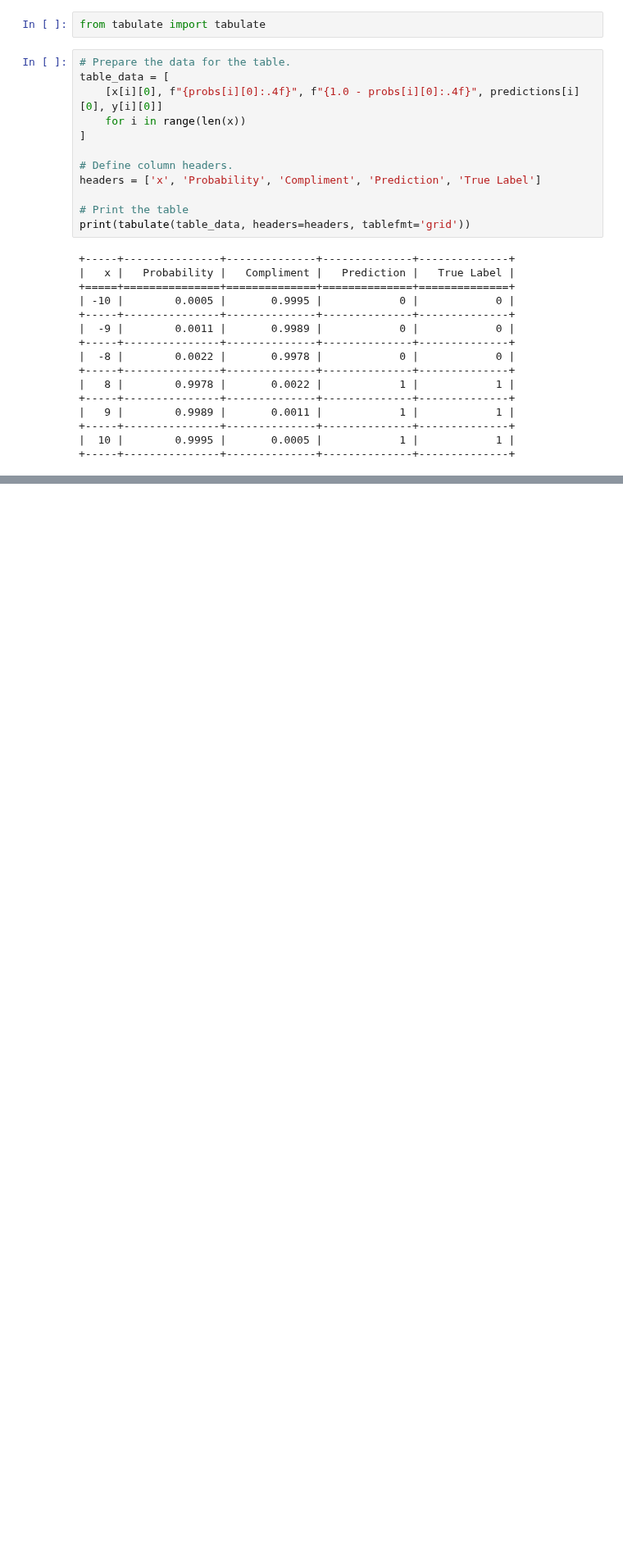
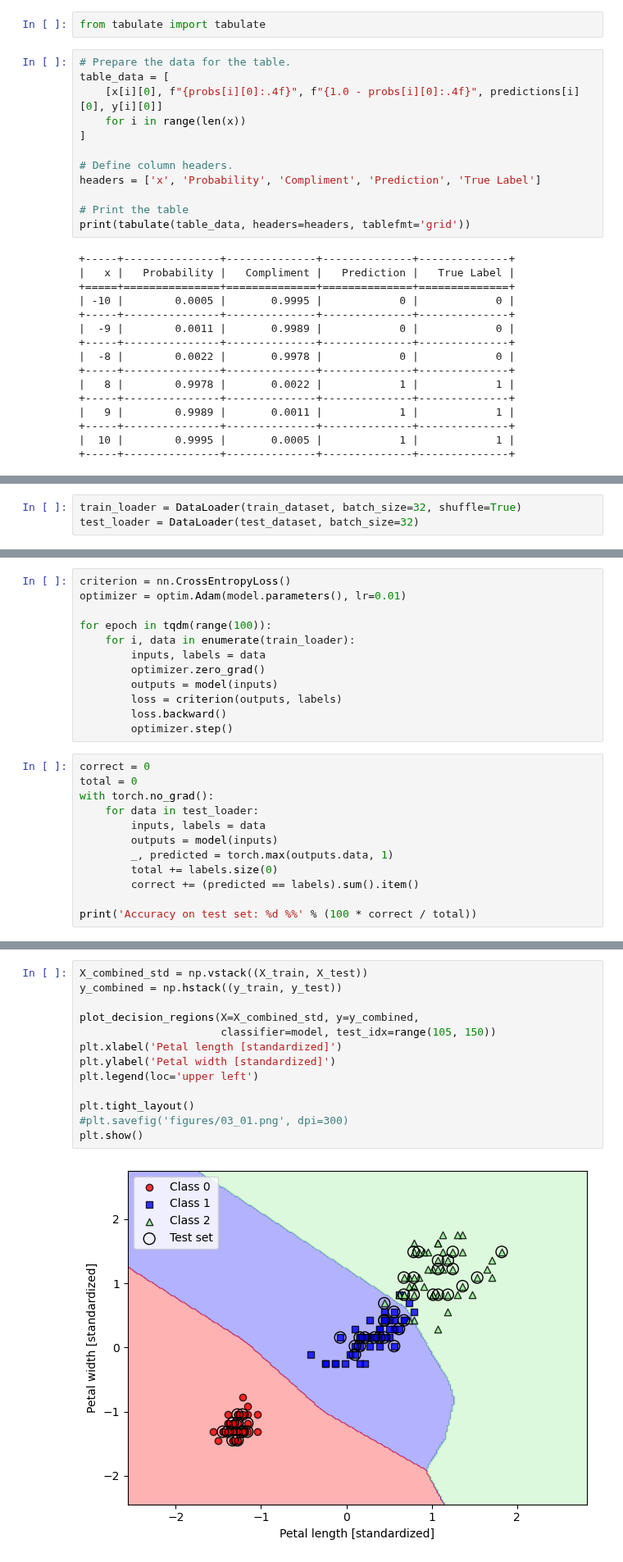
Before and after one commit to seafoodfry/ml-workspace, a Jupyter notebook: gpu-sandbox/llm-book/pytorch-101.ipynb, the cells around one changed output, grey strips where cells are left out. Shown at 82% size. Cells and saved outputs as stored; diff of their text form; blank space fills up the shorter version.

Commit message:
Tried a pytorch version of a model for the iris dataset
Signed-off-by: seafoodfry <99568361+seafoodfry@users.noreply.github.com>

```diff
--- a/gpu-sandbox/llm-book/pytorch-101.ipynb
+++ b/gpu-sandbox/llm-book/pytorch-101.ipynb
@@ -422,0 +467,3 @@ print(tabulate(table_data, headers=headers, tablefmt='grid'))
+# %%
+train_loader = DataLoader(train_dataset, batch_size=32, shuffle=True)
+test_loader = DataLoader(test_dataset, batch_size=32)
@@ -422,0 +483,24 @@ print(tabulate(table_data, headers=headers, tablefmt='grid'))
+# %%
+criterion = nn.CrossEntropyLoss()
+optimizer = optim.Adam(model.parameters(), lr=0.01)
+
+for epoch in tqdm(range(100)):
+    for i, data in enumerate(train_loader):
+        inputs, labels = data
+        optimizer.zero_grad()
+        outputs = model(inputs)
+        loss = criterion(outputs, labels)
+        loss.backward()
+        optimizer.step()
+# %%
+correct = 0
+total = 0
+with torch.no_grad():
+    for data in test_loader:
+        inputs, labels = data
+        outputs = model(inputs)
+        _, predicted = torch.max(outputs.data, 1)
+        total += labels.size(0)
+        correct += (predicted == labels).sum().item()
+
+print('Accuracy on test set: %d %%' % (100 * correct / total))
@@ -422,0 +629,15 @@ print(tabulate(table_data, headers=headers, tablefmt='grid'))
+# %%
+X_combined_std = np.vstack((X_train, X_test))
+y_combined = np.hstack((y_train, y_test))
+
+plot_decision_regions(X=X_combined_std, y=y_combined,
+                      classifier=model, test_idx=range(105, 150))
+plt.xlabel('Petal length [standardized]')
+plt.ylabel('Petal width [standardized]')
+plt.legend(loc='upper left')
+
+plt.tight_layout()
+#plt.savefig('figures/03_01.png', dpi=300)
+plt.show()
+# %% [output]
+[figure, added]
```
Also changed, not shown: parts of 19 cells of this notebook, 1 other file.
